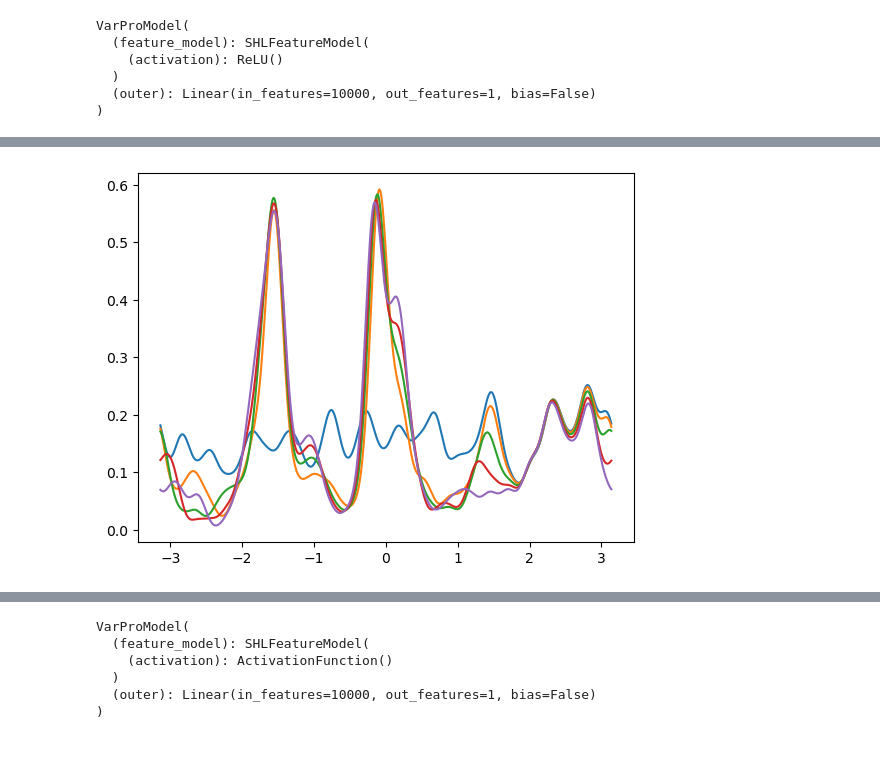
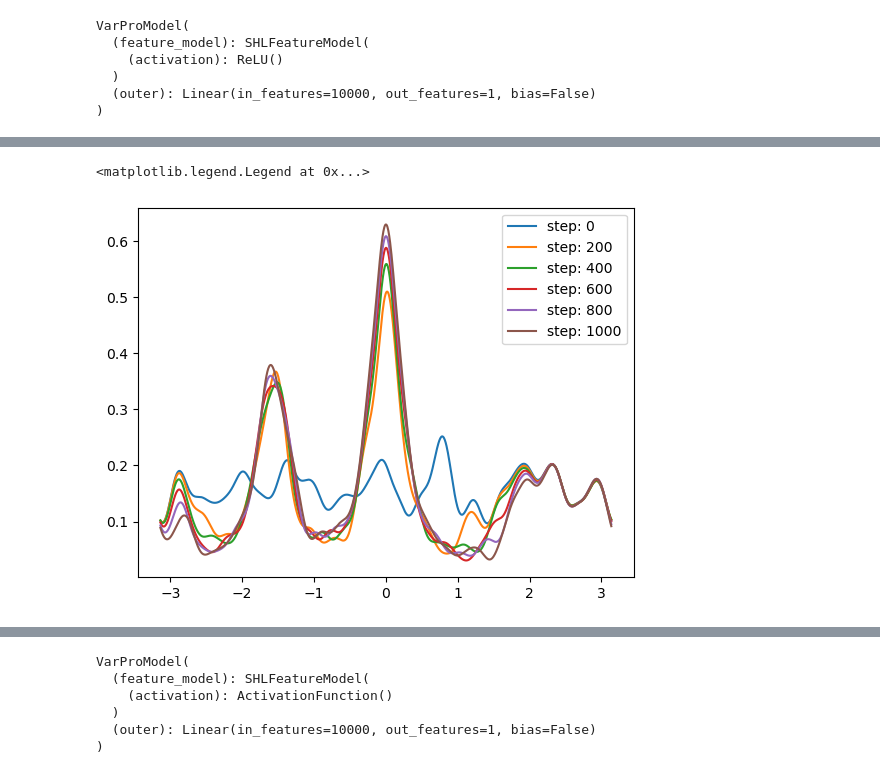
Before and after one commit to rbarboni/VarPro, a Jupyter notebook: VarPro.ipynb, the cells around one changed output, grey strips where cells are left out. Saved outputs shown, nothing was run; the diff lists cells and outputs as text; code cells hidden in the pictures.

```diff
--- a/VarPro.ipynb
+++ b/VarPro.ipynb
@@ -563,10 +310,10 @@ plt.legend()
 # %%
 ## Teacher model
 activation = ActivationFunction(lambda t: torch.exp(-t**2)) ## activation function
-clipper = SHLFeatureClipper(Normalization())
+clipper = FeatureClipper(Normalization())
 scale = 0.5
 
-teacher_width = 10000
+teacher_width = 5000
 teacher = Convolution(2, teacher_width, activation, scale=scale, clipper=clipper)
 
 gamma = 100
@@ -577,9 +324,17 @@ teacher_init = teacher_init @ torch.tensor([[(1+gamma)**0.5, 0], [0, 1]], dtype=
 teacher_init = teacher_init / torch.norm(teacher_init, 2, dim=-1, keepdim=True).expand_as(teacher_init)
 Theta = circle_to_line(teacher_init.numpy())
 Theta = 2*Theta
+
+## initial feature distribution with 1 dirac at Theta = 0
 teacher_init = torch.tensor([[np.cos(theta), np.sin(theta)] for theta in Theta], dtype=torch.float32)
+
+## modifying to add diracs
+#rotation = torch.tensor([[-1, 0], [0, -1]], dtype=torch.float32)
+#teacher_init[::3] = teacher_init[::3] @ rotation
+
 rotation = torch.tensor([[0, -1], [1, 0]], dtype=torch.float32)
-teacher_init[:teacher_width//2] = teacher_init[:teacher_width//2] @ rotation
+teacher_init[1::3] = teacher_init[1::3] @ rotation
+
 
 teacher.outer.weight = nn.Parameter(data=torch.ones_like(teacher.outer.weight), requires_grad=False)
 
@@ -615,6 +370,6 @@ _ = model_plot_2d(teacher)
 # %%
 ## Student model
-student_width = 256
+student_width = 512
 
 init = torch.randn((student_width, 2), dtype=torch.float32)
 
@@ -626,14 +381,14 @@ student.outer.weight = nn.Parameter(data=torch.ones_like(student.outer.weight),
 student.clipper(student)
 # %%
 ## Training
-lmbda = 1e-3
+lmbda = 1e-5
 time_scale = 2**(-10)
 lr = student_width * time_scale
 
-projection = ExactRidgeProjection(lmbda)
-criterion = LeastSquareCriterion(lmbda, projection)
-#projection = ExactRidgeProjectionUnbiased(lmbda)
-#criterion = LeastSquareCriterionUnbiased(lmbda, projection)
+#projection = ExactRidgeProjection(lmbda)
+#criterion = LeastSquareCriterion(lmbda, projection)
+projection = ExactRidgeProjectionUnbiased(lmbda)
+criterion = LeastSquareCriterionUnbiased(lmbda, projection)
 
 optimizer = torch.optim.SGD([student.feature_model.weight], lr=lr)
 #optimizer.add_param_group({'lr': 5*student_width*lmbda, 'params': student.outer.weight})
@@ -644,6 +399,6 @@ projection(inputs, targets, student)
 # %%
 problem = LearningProblem(student, train_loader, optimizer, criterion)
 # %%
-problem.train(2000)
+problem.train(1000)
 # %%
 plt.plot(problem.loss_list)
@@ -655,18 +409,19 @@ plt.yscale('log')
 # %%
-for i in np.arange(0, 2001, 500):
+for i in np.arange(0, 1001, 200):
     w = problem.state_list[i]['feature_model.weight'].numpy()
     f = circle_to_line(w)
 
     #w_SHL = problem_SHL.state_list[i]['feature_model.0.weight'].numpy()
     #f_SHL = circle_to_line(w_SHL)
 
     plt.plot(*gaussian_conv(f, scale=0.1), label=f'step: {i}')
     #plt.plot(*gaussian_conv(f_SHL, scale=0.1), '--')
     #plt.plot(x, f_list[i], '--')
-#plt.legend()
+plt.legend()
 #plt.yscale('log')
 # %% [output]
+<matplotlib.legend.Legend at 0x...>
-[figure, old version]
+[figure, new version]
 # %%
 for i in np.arange(0, 1001, 200):
     w = problem.state_list[i]['feature_model.weight'].numpy()
```
Also changed, not shown: parts of 51 cells of this notebook, 2 other files.
